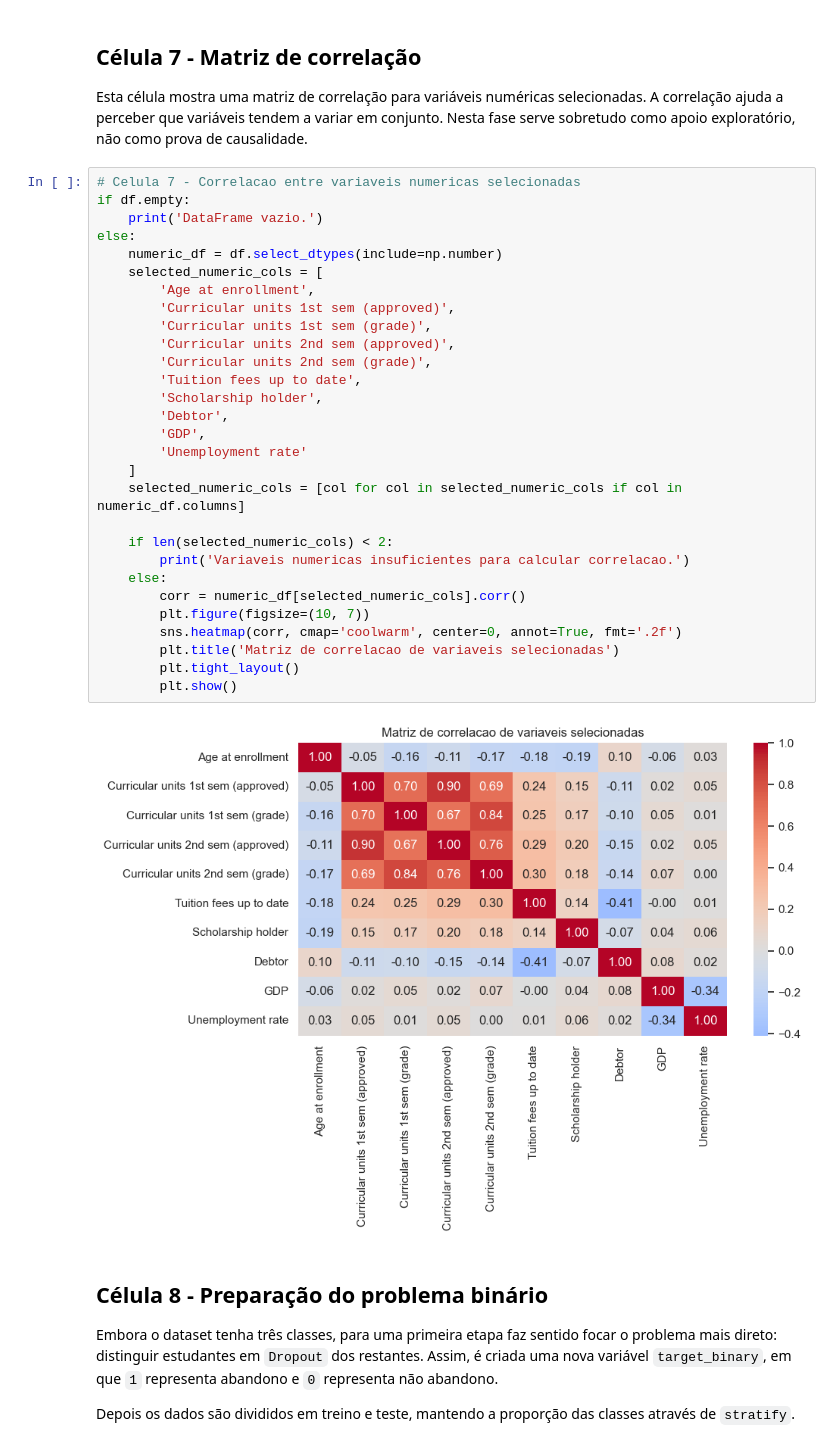
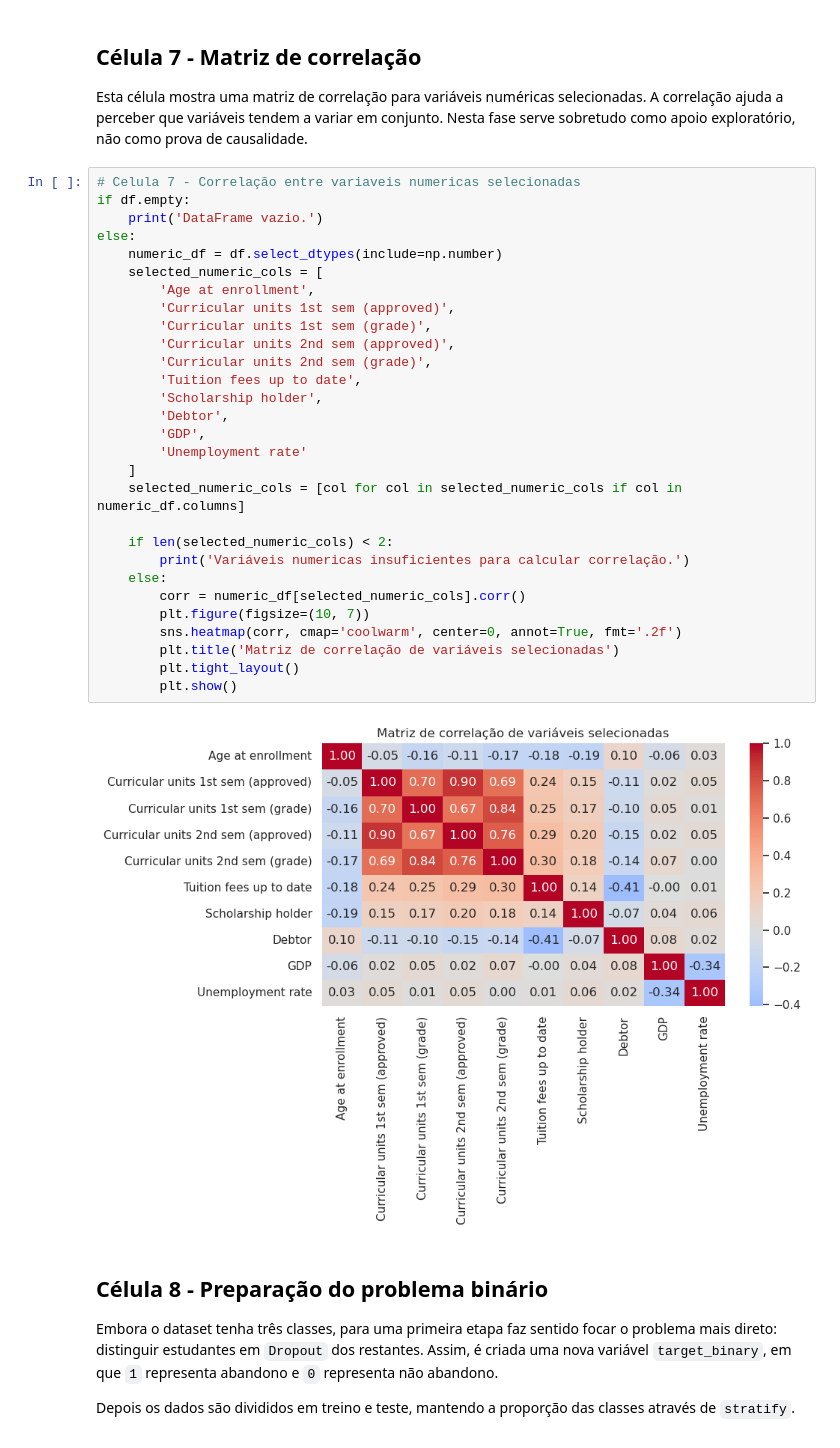
Before and after one commit to goncaloosimoes/iaa-project-1, a Jupyter notebook: notebook.ipynb, the cells around one changed output. Cells and saved outputs as stored; diff of their text form.

```diff
--- a/notebook.ipynb
+++ b/notebook.ipynb
@@ -229,36 +220,36 @@ else:
 
 Esta célula mostra uma matriz de correlação para variáveis numéricas selecionadas. A correlação ajuda a perceber que variáveis tendem a variar em conjunto. Nesta fase serve sobretudo como apoio exploratório, não como prova de causalidade.
 # %%
-# Celula 7 - Correlacao entre variaveis numericas selecionadas
+# Celula 7 - Correlação entre variaveis numericas selecionadas
 if df.empty:
     print('DataFrame vazio.')
 else:
     numeric_df = df.select_dtypes(include=np.number)
     selected_numeric_cols = [
         'Age at enrollment',
         'Curricular units 1st sem (approved)',
         'Curricular units 1st sem (grade)',
         'Curricular units 2nd sem (approved)',
         'Curricular units 2nd sem (grade)',
         'Tuition fees up to date',
         'Scholarship holder',
         'Debtor',
         'GDP',
         'Unemployment rate'
     ]
     selected_numeric_cols = [col for col in selected_numeric_cols if col in numeric_df.columns]
 
     if len(selected_numeric_cols) < 2:
-        print('Variaveis numericas insuficientes para calcular correlacao.')
+        print('Variáveis numericas insuficientes para calcular correlação.')
     else:
         corr = numeric_df[selected_numeric_cols].corr()
         plt.figure(figsize=(10, 7))
         sns.heatmap(corr, cmap='coolwarm', center=0, annot=True, fmt='.2f')
-        plt.title('Matriz de correlacao de variaveis selecionadas')
+        plt.title('Matriz de correlação de variáveis selecionadas')
         plt.tight_layout()
         plt.show()
 # %% [output]
-[figure, old version]
+[figure, new version]
 # %% [markdown]
 ## Célula 8 - Preparação do problema binário
 
```
Also changed, not shown: parts of 9 cells of this notebook.
